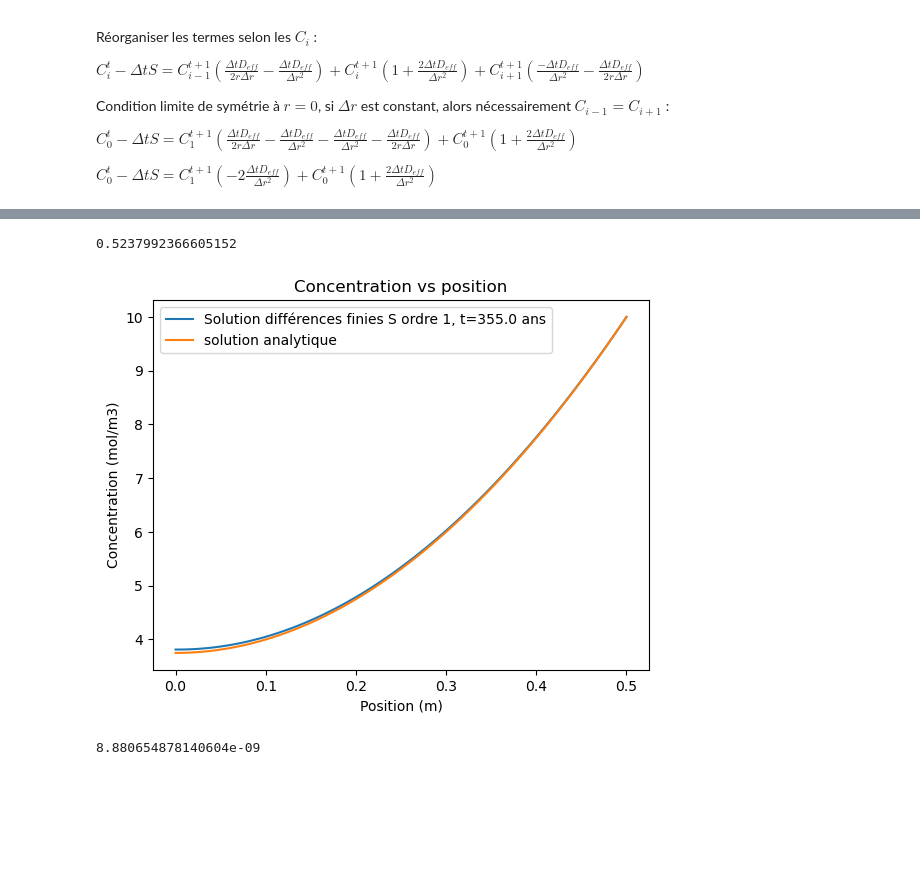
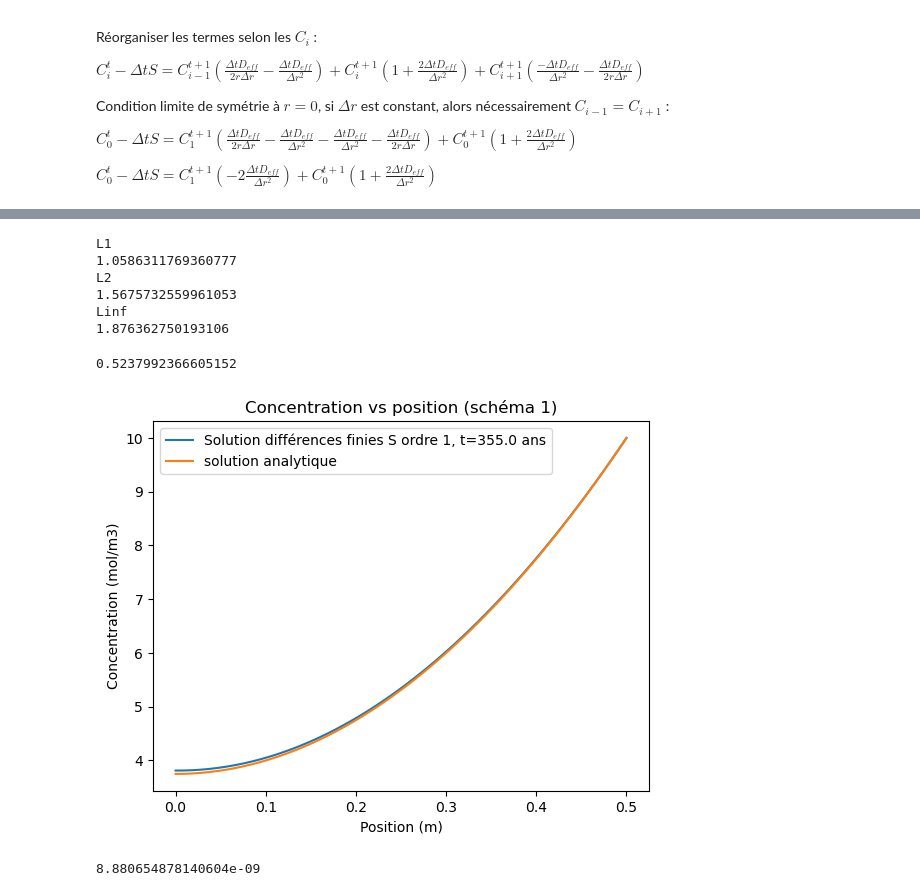
Before and after one commit to olivecha/MEC8211, a Jupyter notebook: scratch.ipynb, the cells around one changed output, grey strips where cells are left out. Cells and saved outputs as stored; diff of their text form; code cells hidden in the pictures; blank space fills up the shorter version.

```diff
--- a/scratch.ipynb
+++ b/scratch.ipynb
@@ -119,7 +139,17 @@ for i, ax in enumerate(axs):
 # %%
-from scipy.stats import linregress
+errors = {'L1':L1_values, 'L2':L2_values, 'Linf':Linf_values}
 
-L = linregress(np.log(0.5/np.array(n_values)), np.log(L2_values))
+for err in errors:
+    print(err)
+    result = linregress(np.log(0.5/np.array(n_values)), np.log(errors[err]))
+    print(result.slope)
+# %% [output]
+L1
+1.0586311769360777
+L2
+1.5675732559961053
+Linf
+1.876362750193106
 # %%
 L.slope
 # %% [output]
@@ -127,35 +157,33 @@ L.slope
 # %%
 problem = Diffusion(100, scheme=1)
 t = 0
 times = [t]
 change = 100
 now = time.time()
 while ~np.isclose(change, 0):
     C_vals = problem.C_values.copy()
     t = problem.step(1e8, order=0)
     times.append(t)
     change = np.sum(np.abs(C_vals - problem.C_values))
     print(change)
     clear_output(wait=True)
     if (time.time() - now) > 5:
         break
 
 plt.plot(problem.R_values, problem.C_values, label=f'Solution différences finies S ordre 1, t={np.around(times[-1]/(3600*24*365),0 )} ans')
 
-def analytical_solution(r):
-    C = 0.25 * 1e-8/1e-10  * 0.5**2 * ((r/0.5)**2 - 1) + 10
-    return C
 
-plt.plot(problem.R_values, analytical_solution(problem.R_values), label='solution analytique')
+
+plt.plot(problem.R_values, problem.analytical_solution(problem.R_values), label='solution analytique')
 
 ax = plt.gca()
-ax.set_title('Concentration vs position')
+ax.set_title('Concentration vs position (schéma 1)')
 ax.set_xlabel('Position (m)')
 ax.set_ylabel('Concentration (mol/m3)')
 ax.legend()
 plt.show()
 # %% [output]
-[figure, old version]
+[figure, new version]
 # %%
 problem = Diffusion(20, scheme=2)
 t = 0
```
Also changed, not shown: parts of 5 cells of this notebook, 1 other file.
